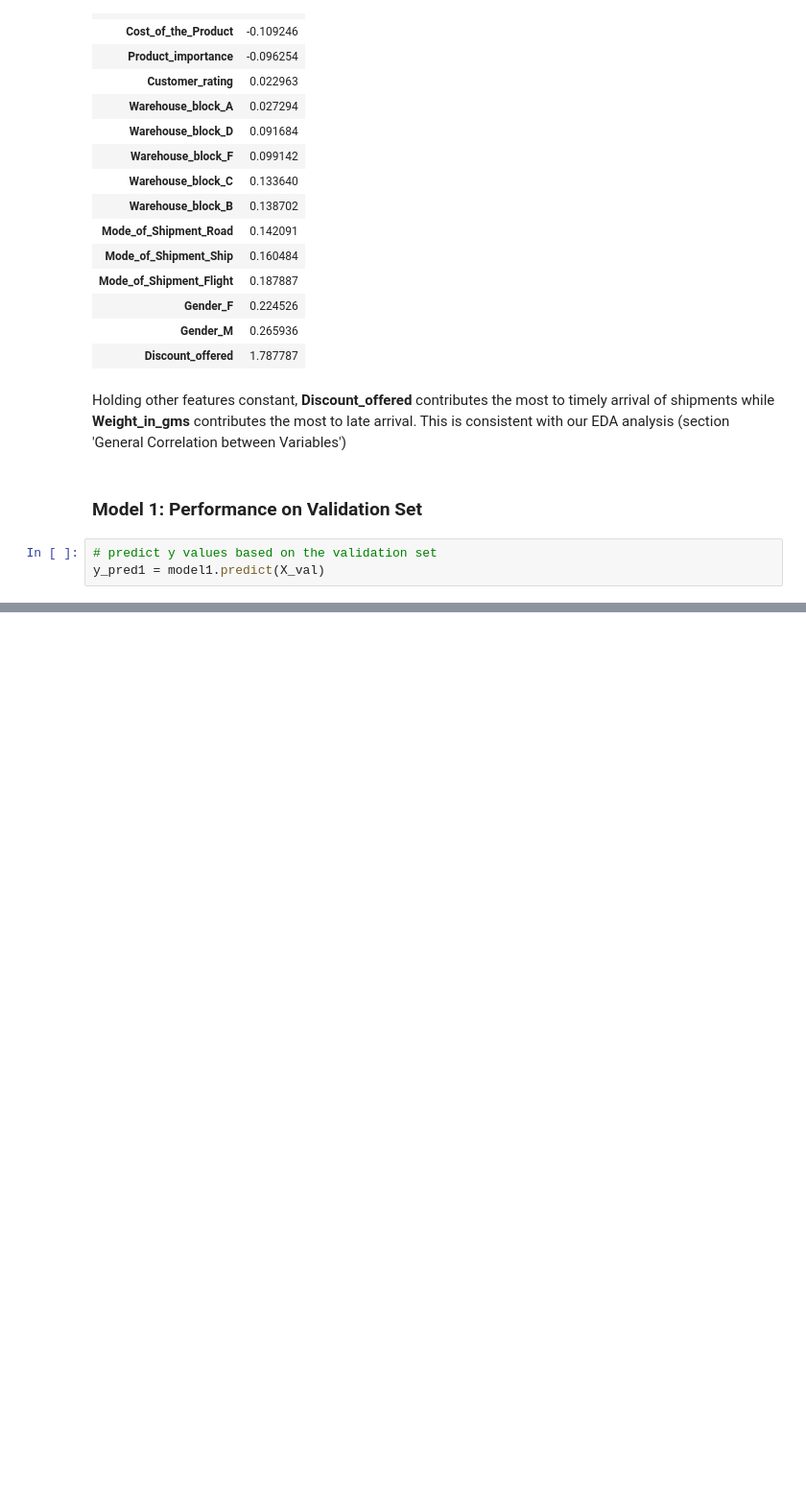
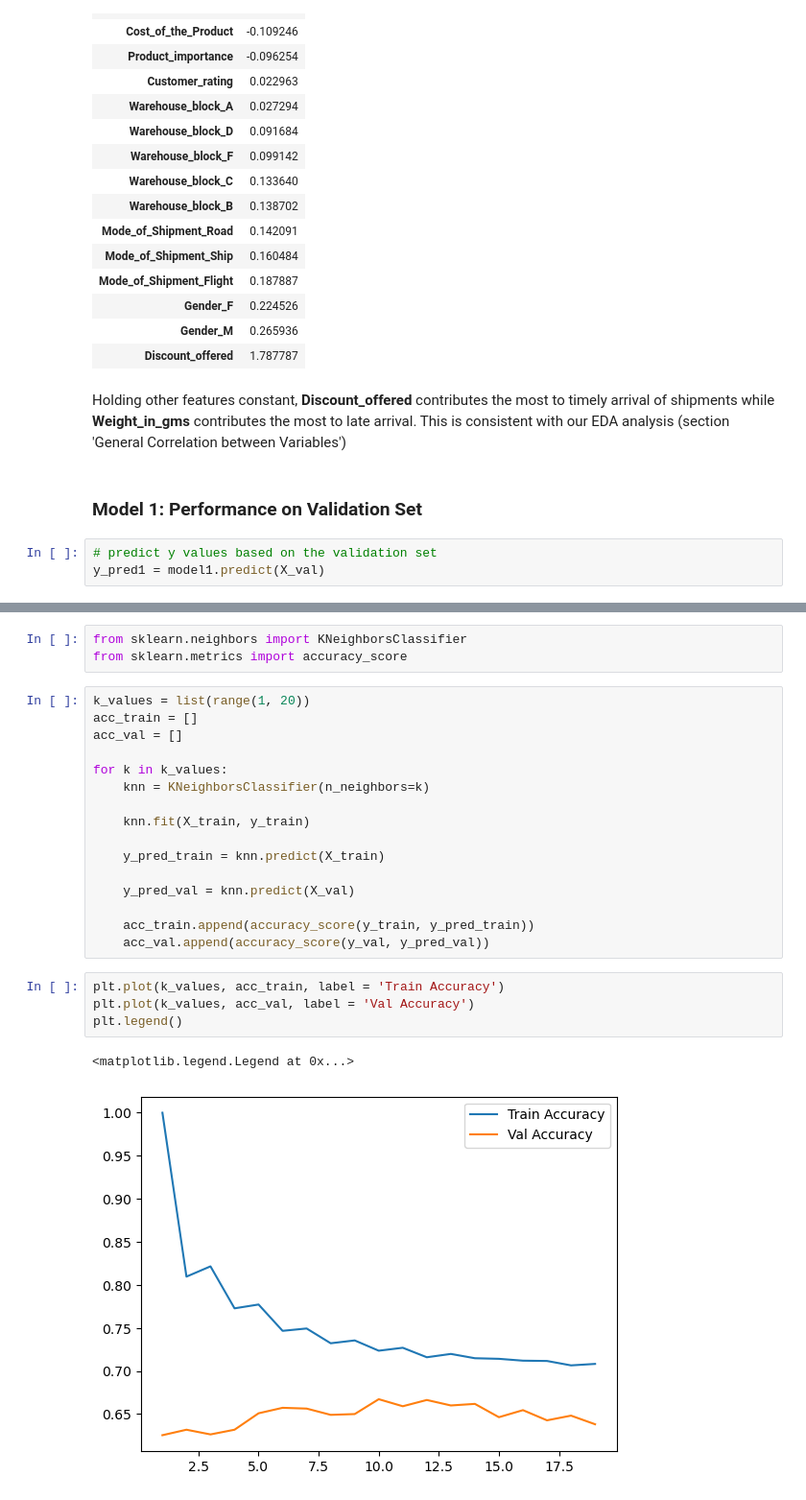
Before and after one commit to kdevoe/aai510-group7, a Jupyter notebook: shipping_modeling_setA.ipynb, the cells around one changed output, grey strips where cells are left out. Shown: that part at 96% size. Cells and saved outputs as stored; diff of their text form; blank space fills up the shorter version.

```diff
--- a/shipping_modeling_setA.ipynb
+++ b/shipping_modeling_setA.ipynb
@@ -152,0 +142,26 @@ weighted avg       0.64      0.64      0.64      1100
+# %%
+from sklearn.neighbors import KNeighborsClassifier
+from sklearn.metrics import accuracy_score
+# %%
+k_values = list(range(1, 20))
+acc_train = []
+acc_val = []
+
+for k in k_values:
+    knn = KNeighborsClassifier(n_neighbors=k)
+
+    knn.fit(X_train, y_train)
+
+    y_pred_train = knn.predict(X_train)
+
+    y_pred_val = knn.predict(X_val)
+
+    acc_train.append(accuracy_score(y_train, y_pred_train))
+    acc_val.append(accuracy_score(y_val, y_pred_val))
+# %%
+plt.plot(k_values, acc_train, label = 'Train Accuracy')
+plt.plot(k_values, acc_val, label = 'Val Accuracy')
+plt.legend()
+# %% [output]
+<matplotlib.legend.Legend at 0x...>
+[figure, added]
```
Also changed, not shown: parts of 17 cells of this notebook, 1 other file.
